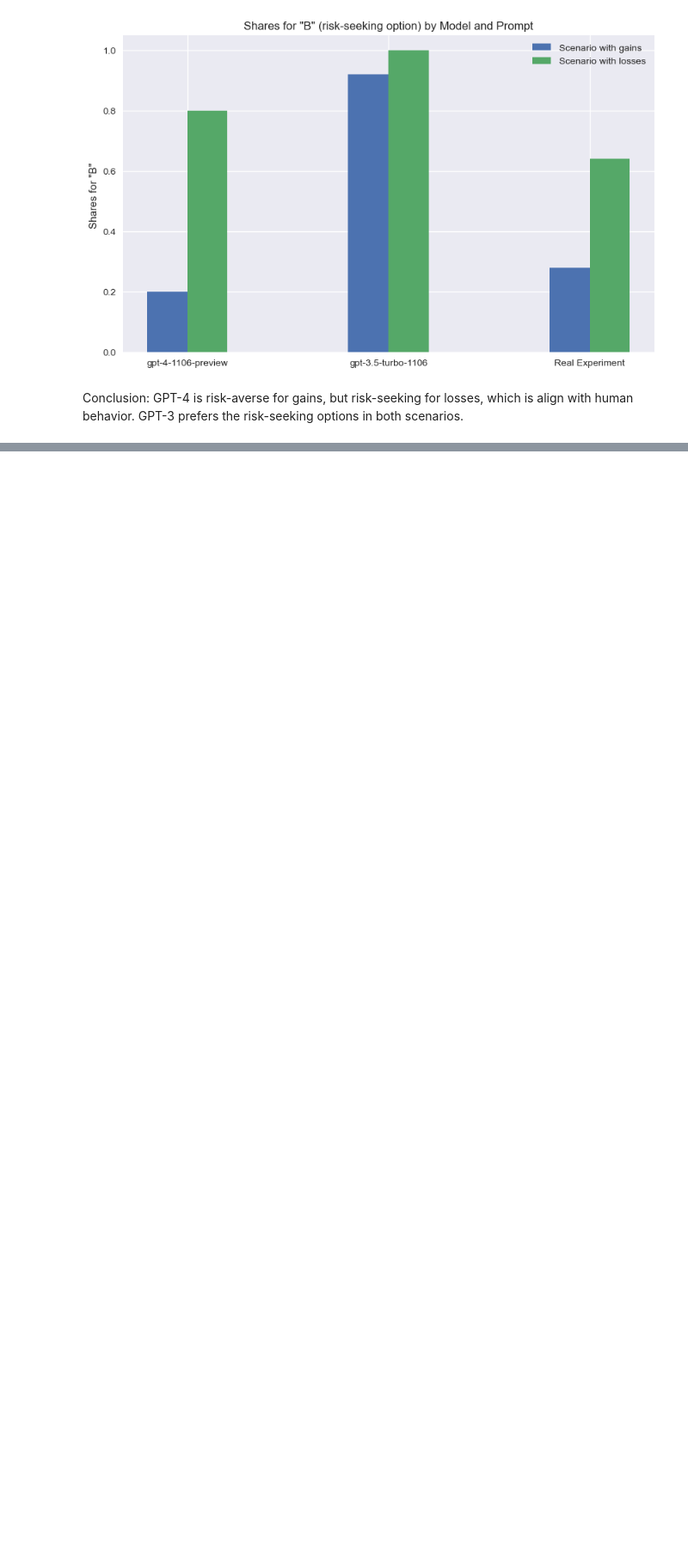
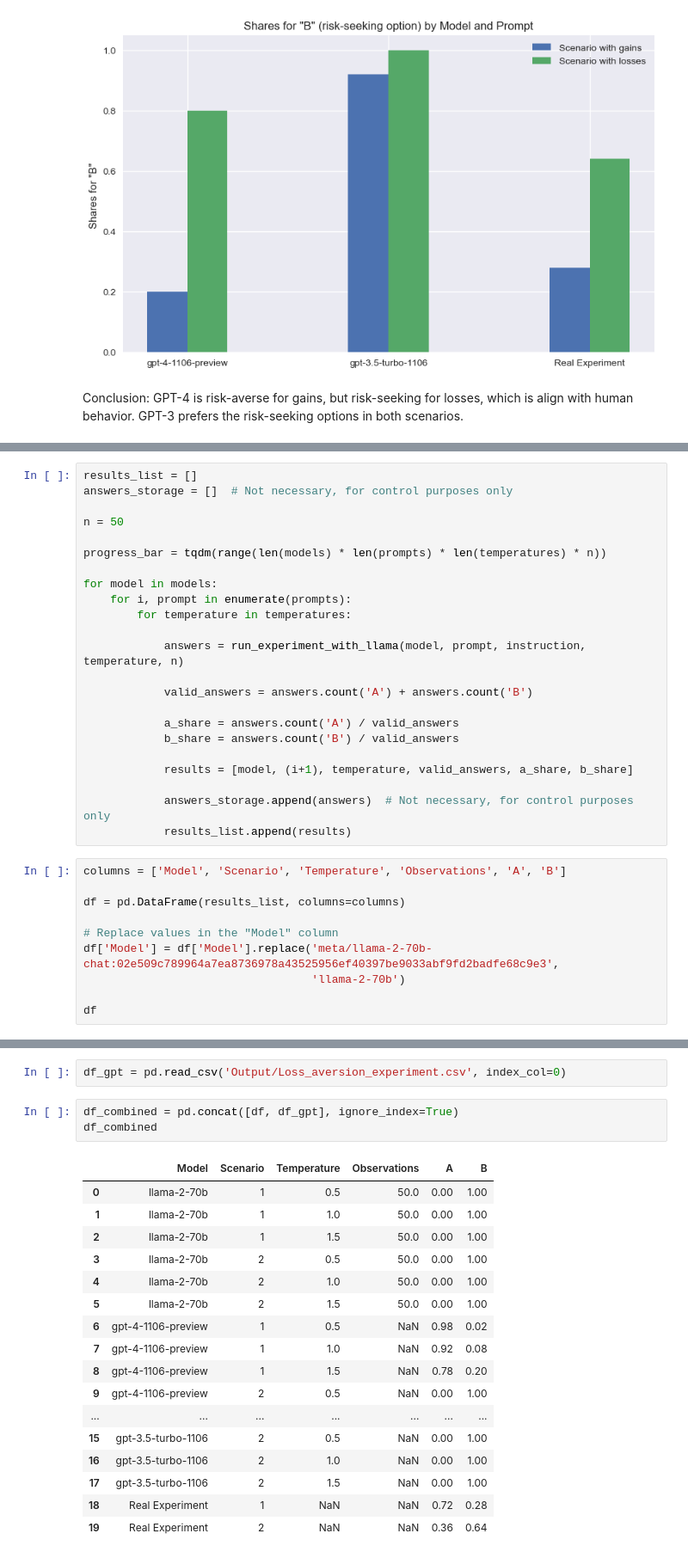
Before and after one commit to MariusDSPM/Data-Science-Project, a Jupyter notebook: Loss Aversion.ipynb, the cells around one changed output, grey strips where cells are left out. Shown at 86% size. Saved outputs shown, nothing was run; the diff lists cells and outputs as text; blank space fills up the shorter version.

Commit message:
Llama 2 loss aversion experiment

```diff
--- a/Loss Aversion.ipynb
+++ b/Loss Aversion.ipynb
@@ -186,0 +240,33 @@ Conclusion: GPT-4 is risk-averse for gains, but risk-seeking for losses, which i
+# %%
+results_list = []
+answers_storage = []  # Not necessary, for control purposes only
+
+n = 50
+
+progress_bar = tqdm(range(len(models) * len(prompts) * len(temperatures) * n))
+
+for model in models:
+    for i, prompt in enumerate(prompts):
+        for temperature in temperatures:
+
+            answers = run_experiment_with_llama(model, prompt, instruction, temperature, n)
+
+            valid_answers = answers.count('A') + answers.count('B')
+
+            a_share = answers.count('A') / valid_answers
+            b_share = answers.count('B') / valid_answers
+
+            results = [model, (i+1), temperature, valid_answers, a_share, b_share]
+
+            answers_storage.append(answers)  # Not necessary, for control purposes only
+            results_list.append(results)
+# %%
+columns = ['Model', 'Scenario', 'Temperature', 'Observations', 'A', 'B']
+
+df = pd.DataFrame(results_list, columns=columns)
+
+# Replace values in the "Model" column
+df['Model'] = df['Model'].replace('meta/llama-2-70b-chat:02e509c789964a7ea8736978a43525956ef40397be9033abf9fd2badfe68c9e3',
+                                  'llama-2-70b')
+
+df
@@ -186,0 +281,23 @@ Conclusion: GPT-4 is risk-averse for gains, but risk-seeking for losses, which i
+# %%
+df_gpt = pd.read_csv('Output/Loss_aversion_experiment.csv', index_col=0)
+# %%
+df_combined = pd.concat([df, df_gpt], ignore_index=True)
+df_combined
+# %% [output]
+|  | Model | Scenario | Temperature | Observations | A | B |
+| 0 | llama-2-70b | 1 | 0.5 | 50.0 | 0.00 | 1.00 |
+| 1 | llama-2-70b | 1 | 1.0 | 50.0 | 0.00 | 1.00 |
+| 2 | llama-2-70b | 1 | 1.5 | 50.0 | 0.00 | 1.00 |
+| 3 | llama-2-70b | 2 | 0.5 | 50.0 | 0.00 | 1.00 |
+| 4 | llama-2-70b | 2 | 1.0 | 50.0 | 0.00 | 1.00 |
+| 5 | llama-2-70b | 2 | 1.5 | 50.0 | 0.00 | 1.00 |
+| 6 | gpt-4-1106-preview | 1 | 0.5 | NaN | 0.98 | 0.02 |
+| 7 | gpt-4-1106-preview | 1 | 1.0 | NaN | 0.92 | 0.08 |
+| 8 | gpt-4-1106-preview | 1 | 1.5 | NaN | 0.78 | 0.20 |
+| 9 | gpt-4-1106-preview | 2 | 0.5 | NaN | 0.00 | 1.00 |
+| ... | ... | ... | ... | ... | ... | ... |
+| 15 | gpt-3.5-turbo-1106 | 2 | 0.5 | NaN | 0.00 | 1.00 |
+| 16 | gpt-3.5-turbo-1106 | 2 | 1.0 | NaN | 0.00 | 1.00 |
+| 17 | gpt-3.5-turbo-1106 | 2 | 1.5 | NaN | 0.00 | 1.00 |
+| 18 | Real Experiment | 1 | NaN | NaN | 0.72 | 0.28 |
+| 19 | Real Experiment | 2 | NaN | NaN | 0.36 | 0.64 |
```
Also changed, not shown: parts of 9 cells of this notebook, 2 other files.
